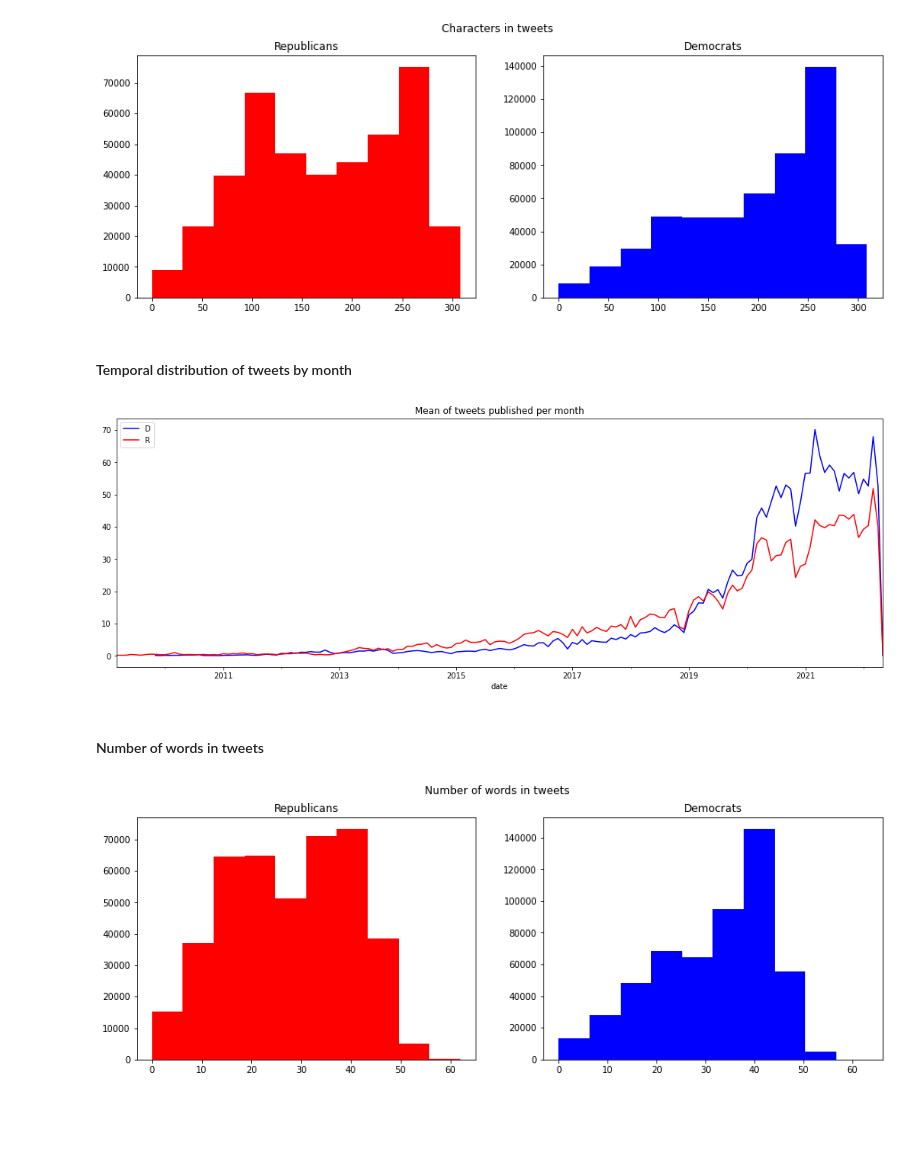
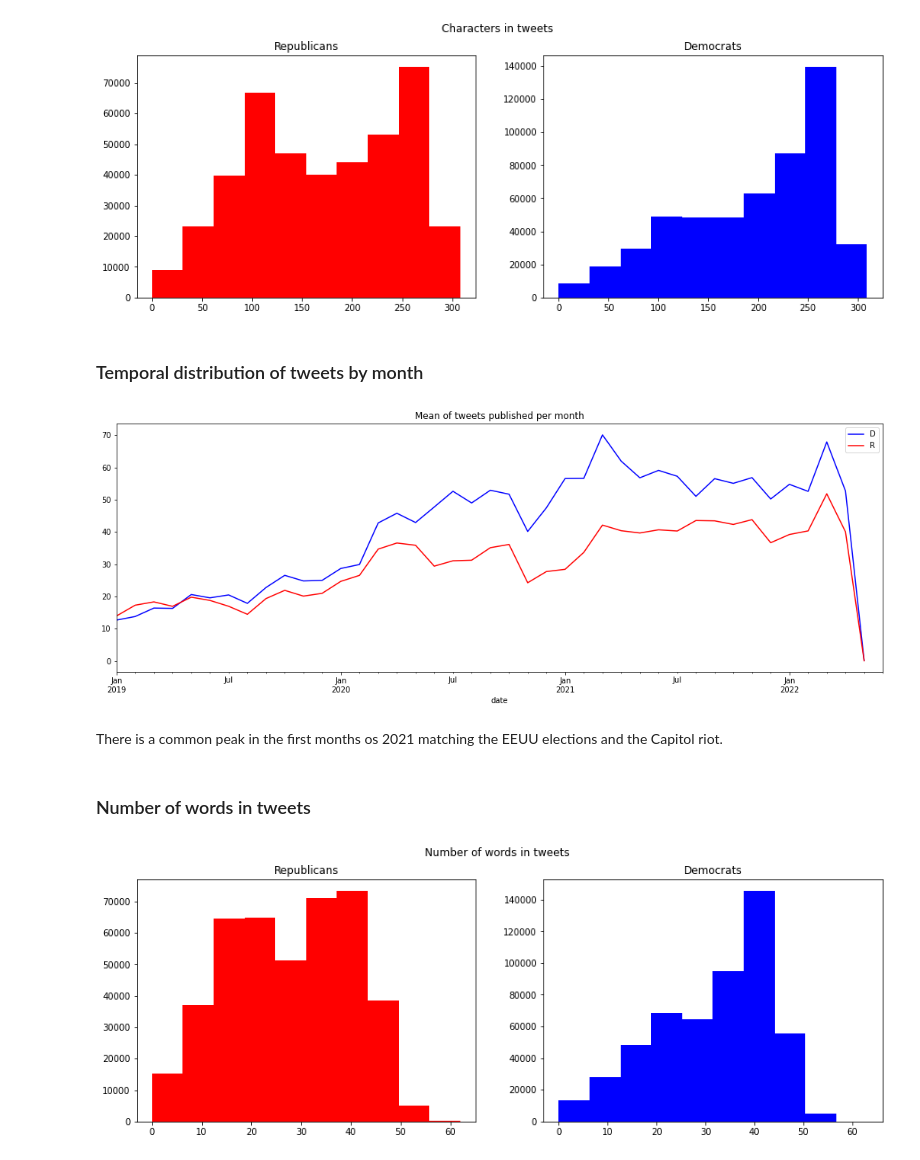
Before and after one commit to aferrero23/twitter-category-nlp, a Jupyter notebook: src/EDA.ipynb, the cells around one changed output. Saved outputs shown, nothing was run; the diff lists cells and outputs as text; code cells hidden in the pictures; blank space fills up the shorter version.

```diff
--- a/src/EDA.ipynb
+++ b/src/EDA.ipynb
@@ -165,26 +167,29 @@ plt.show()
 # %% [output]
 [figure]
 # %% [markdown]
-#### Temporal distribution of tweets by month
+### Temporal distribution of tweets by month
 # %%
 fig, ax = plt.subplots(figsize=(18, 6))
 
 for label in df.label.unique():
     df_temp = df[df['label'] == label].copy()
     df_temp['date'] = pd.to_datetime(df_temp['created_at'].dt.strftime('%m/%Y'))
     number_users = df_temp.username.nunique()
     df_temp = df_temp.groupby(df_temp['date']).size()
     #Standarize by number of users
     df_temp = df_temp.divide(other = number_users)
     color = 'r' if label == 'R' else 'b'
     df_temp.plot(label=label, ax=ax, color=color)
 
 ax.set_title('Mean of tweets published per month')
+plt.xlim('01/2019','06/2022');
 ax.legend();
 # %% [output]
-[figure, old version]
+[figure, new version]
+# %% [markdown]
+There is a common peak in the first months os 2021 matching the EEUU elections and the Capitol riot.
 # %% [markdown]
-#### Number of words in tweets
+### Number of words in tweets
 # %%
 fig,(ax1,ax2)=plt.subplots(1,2,figsize=(15,5))
 tweet_len_r=df_republicans['text'].str.split().map(lambda x: len(x))
```
Also changed, not shown: parts of 37 cells of this notebook.
